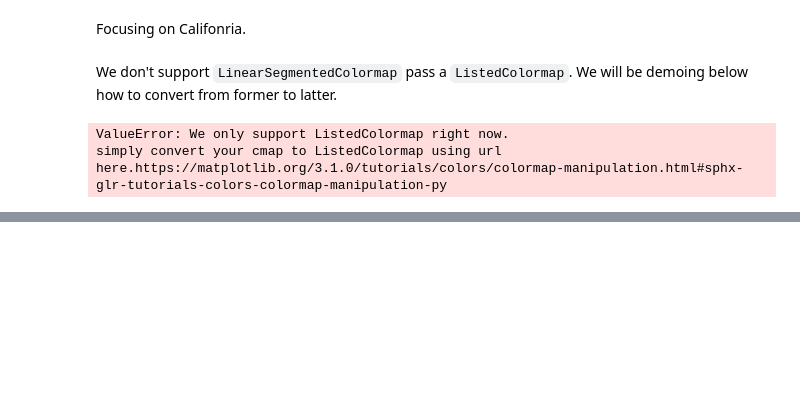
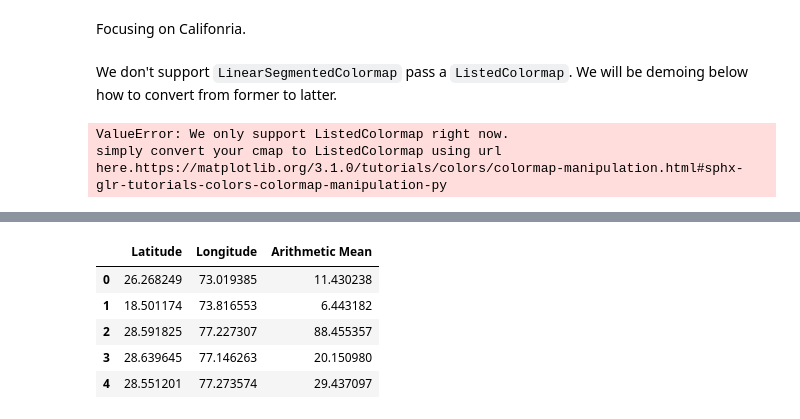
Before and after one commit to sustainability-lab/vayu, a Jupyter notebook: examples/interpolPlot.ipynb, the cells around one changed output, grey strips where cells are left out. Cells and saved outputs as stored; diff of their text form; code cells hidden in the pictures; blank space fills up the shorter version.

```diff
--- a/examples/interpolPlot.ipynb
+++ b/examples/interpolPlot.ipynb
@@ -49,0 +89,10 @@ plt.show()
+# %%
+df = pd.DataFrame(dff, columns=[lat, long, pollutant])
+df.head()
+# %% [output]
+|  | Latitude | Longitude | Arithmetic Mean |
+| 0 | 26.268249 | 73.019385 | 11.430238 |
+| 1 | 18.501174 | 73.816553 | 6.443182 |
+| 2 | 28.591825 | 77.227307 | 88.455357 |
+| 3 | 28.639645 | 77.146263 | 20.150980 |
+| 4 | 28.551201 | 77.273574 | 29.437097 |
```
Also changed, not shown: parts of 15 cells of this notebook, 5 other files.
